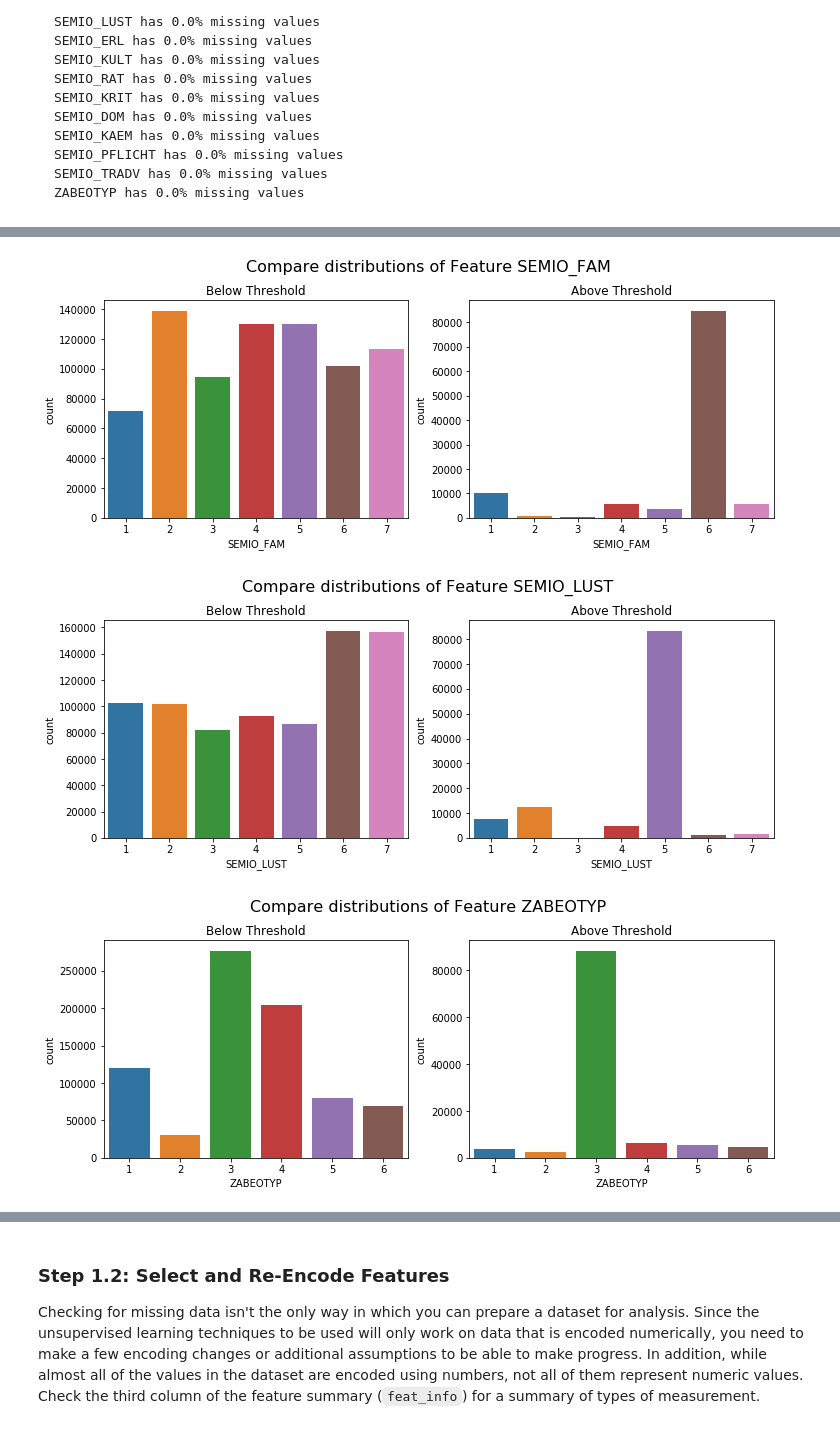
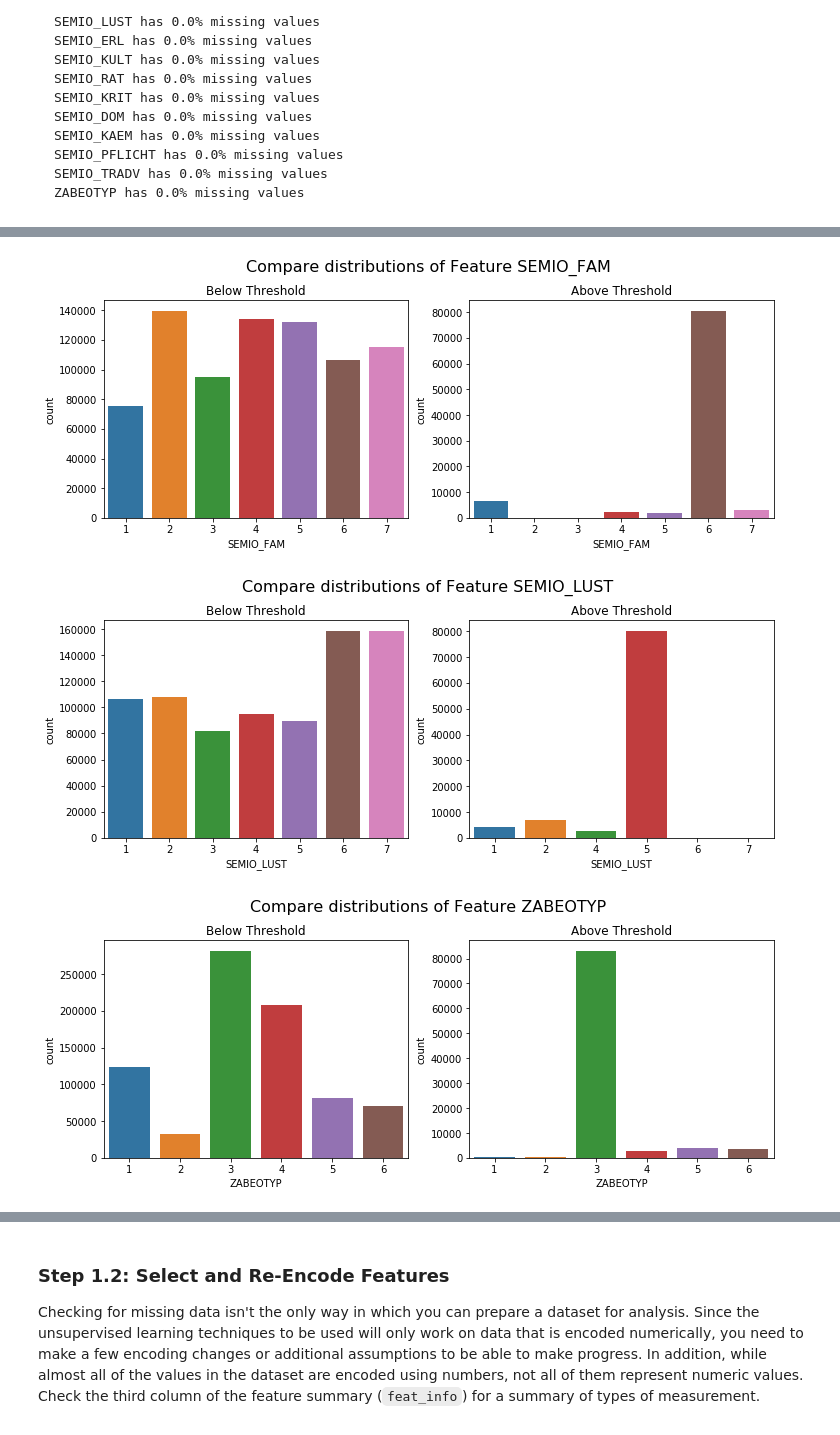
Before and after one commit to noreenwu/customer-segments, a Jupyter notebook: Identify_Customer_Segments.ipynb, the cells around one changed output, grey strips where cells are left out. Saved outputs shown, nothing was run; the diff lists cells and outputs as text; code cells hidden in the pictures.

````diff
--- a/Identify_Customer_Segments.ipynb
+++ b/Identify_Customer_Segments.ipynb
@@ -442,7 +442,7 @@ az2_chunk2 = az2[az2['nan_values'] >= CUTOFF]
 
 # Create dataframes with nan_values below and above (or equal to) the threshold
 
-THRESHOLD = 11
+THRESHOLD = 20
 
 az2_below_thresh = az2[az2['nan_values'] < THRESHOLD]
 az2_above_thresh = az2[az2['nan_values'] >= THRESHOLD]
@@ -597,7 +597,7 @@ ZABEOTYP has 0.0% missing values
 ```
 # %%
 # compare_feats = ['PLZ8_ANTG1', 'PLZ8_ANTG2', 'PLZ8_BAUMAX', 'ARBEIT', 'ORTSGR_KLS9', 'RELAT_AB']
-compare_feats = ['FINANZTYP', 'FINANZ_UNAUFFAELLIGER', 'SEMIO_FAM', 'SEMIO_LUST', 'ZABEOTYP', 'HH_EINKOMMEN_SCORE']
+compare_feats = ['FINANZTYP', 'FINANZ_UNAUFFAELLIGER', 'SEMIO_FAM', 'SEMIO_LUST', 'ZABEOTYP', 'HH_EINKOMMEN_SCORE', 'CJT_GESAMTTYP']
 
 for f in compare_feats:
     compare_distributions(f, az2_below_thresh, az2_above_thresh)
@@ -607,3 +607,3 @@ for f in compare_feats:
-[figure, old version]
+[figure, new version]
-[figure, old version]
+[figure, new version]
-[figure, old version]
+[figure, new version]
````
Also changed, not shown: parts of 24 cells of this notebook, 1 other file.
